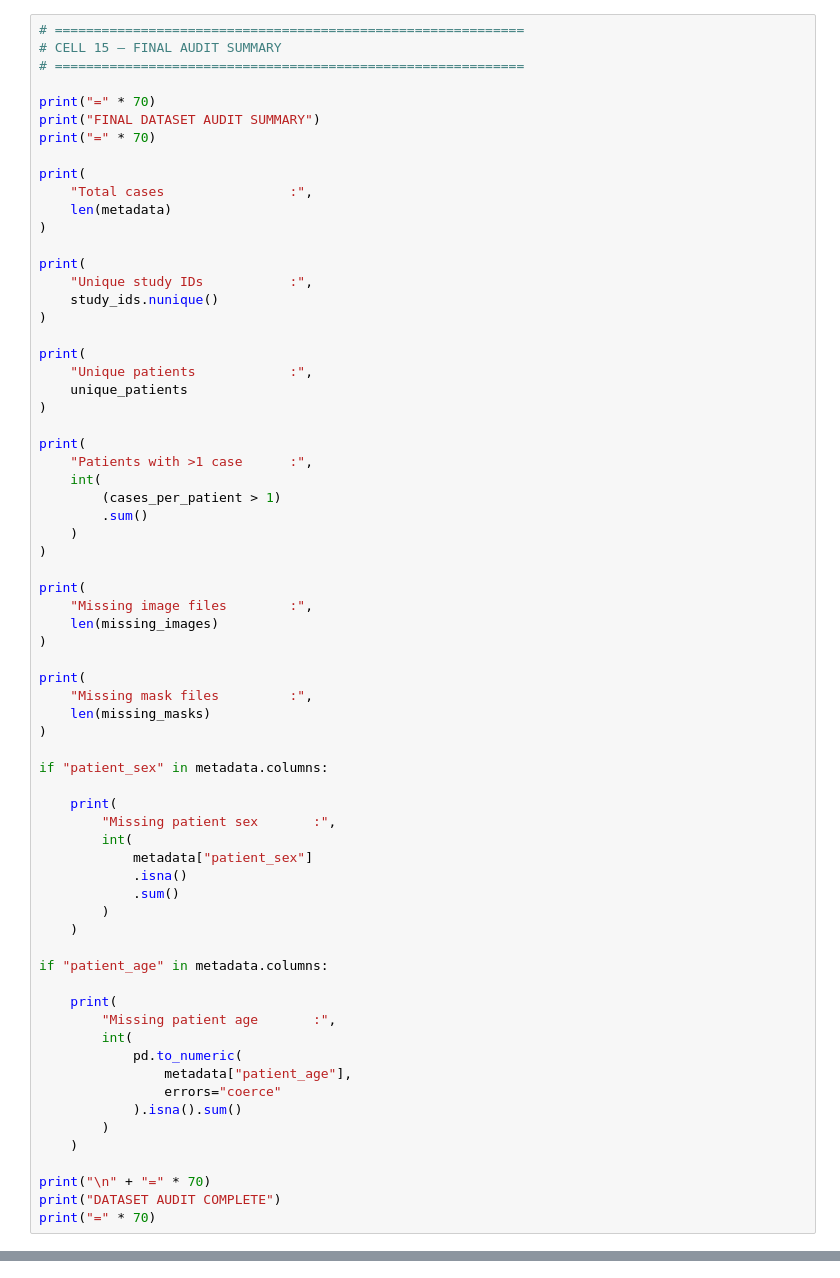
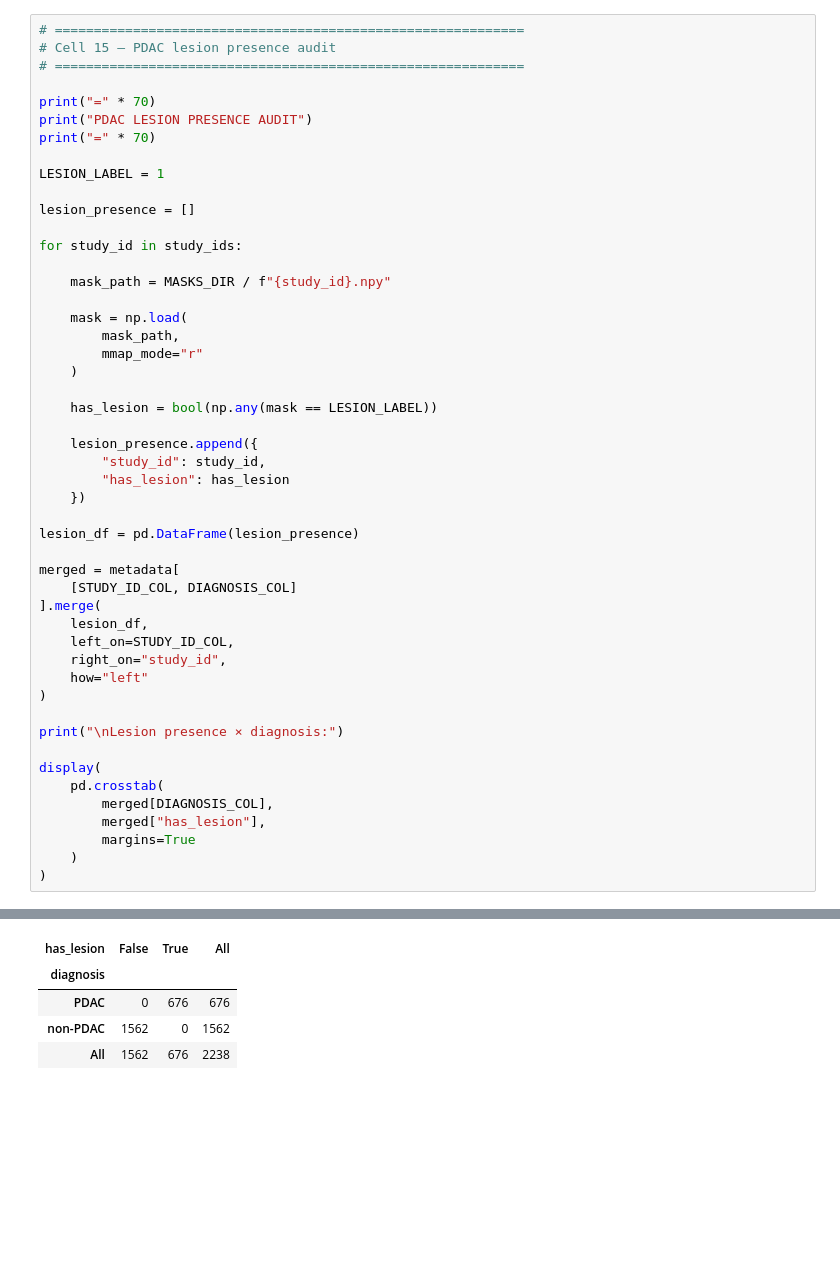
Before and after one commit to imacreepnweirdo/pancreatic-ai-framework, a Jupyter notebook: notebooks/16_final_dataset_audit.ipynb, the cells around one changed output, grey strips where cells are left out. Saved outputs shown, nothing was run; the diff lists cells and outputs as text; blank space fills up the shorter version.

```diff
--- a/notebooks/16_final_dataset_audit.ipynb
+++ b/notebooks/16_final_dataset_audit.ipynb
@@ -785,70 +776,51 @@ Missing mask files: 0
 # %%
 # ============================================================
-# CELL 15 — FINAL AUDIT SUMMARY
+# Cell 15 — PDAC lesion presence audit
 # ============================================================
 
 print("=" * 70)
-print("FINAL DATASET AUDIT SUMMARY")
+print("PDAC LESION PRESENCE AUDIT")
 print("=" * 70)
 
-print(
-    "Total cases                :",
-    len(metadata)
+LESION_LABEL = 1
+
+lesion_presence = []
+
+for study_id in study_ids:
+
+    mask_path = MASKS_DIR / f"{study_id}.npy"
+
+    mask = np.load(
+        mask_path,
+        mmap_mode="r"
+    )
+
+    has_lesion = bool(np.any(mask == LESION_LABEL))
+
+    lesion_presence.append({
+        "study_id": study_id,
+        "has_lesion": has_lesion
+    })
+
+lesion_df = pd.DataFrame(lesion_presence)
+
+merged = metadata[
+    [STUDY_ID_COL, DIAGNOSIS_COL]
+].merge(
+    lesion_df,
+    left_on=STUDY_ID_COL,
+    right_on="study_id",
+    how="left"
 )
 
-print(
-    "Unique study IDs           :",
-    study_ids.nunique()
-)
+print("\nLesion presence × diagnosis:")
 
-print(
-    "Unique patients            :",
-    unique_patients
-)
-
-print(
-    "Patients with >1 case      :",
-    int(
-        (cases_per_patient > 1)
-        .sum()
+display(
+    pd.crosstab(
+        merged[DIAGNOSIS_COL],
+        merged["has_lesion"],
+        margins=True
     )
 )
-
-print(
-    "Missing image files        :",
-    len(missing_images)
-)
-
-print(
-    "Missing mask files         :",
-    len(missing_masks)
-)
-
-if "patient_sex" in metadata.columns:
-
-    print(
-        "Missing patient sex       :",
-        int(
-            metadata["patient_sex"]
-            .isna()
-            .sum()
-        )
-    )
-
-if "patient_age" in metadata.columns:
-
-    print(
-        "Missing patient age       :",
-        int(
-            pd.to_numeric(
-                metadata["patient_age"],
-                errors="coerce"
-            ).isna().sum()
-        )
-    )
-
-print("\n" + "=" * 70)
-print("DATASET AUDIT COMPLETE")
-print("=" * 70)
 # %% [output]
 ======================================================================
@@ -869,2 +831,7 @@ DATASET AUDIT COMPLETE
+| has_lesion | False | True | All |
+| diagnosis |  |  |  |
+| PDAC | 0 | 676 | 676 |
+| non-PDAC | 1562 | 0 | 1562 |
+| All | 1562 | 676 | 2238 |
 # %%
 # ============================================================
```
Also changed, not shown: parts of 17 cells of this notebook, 6 other files.
